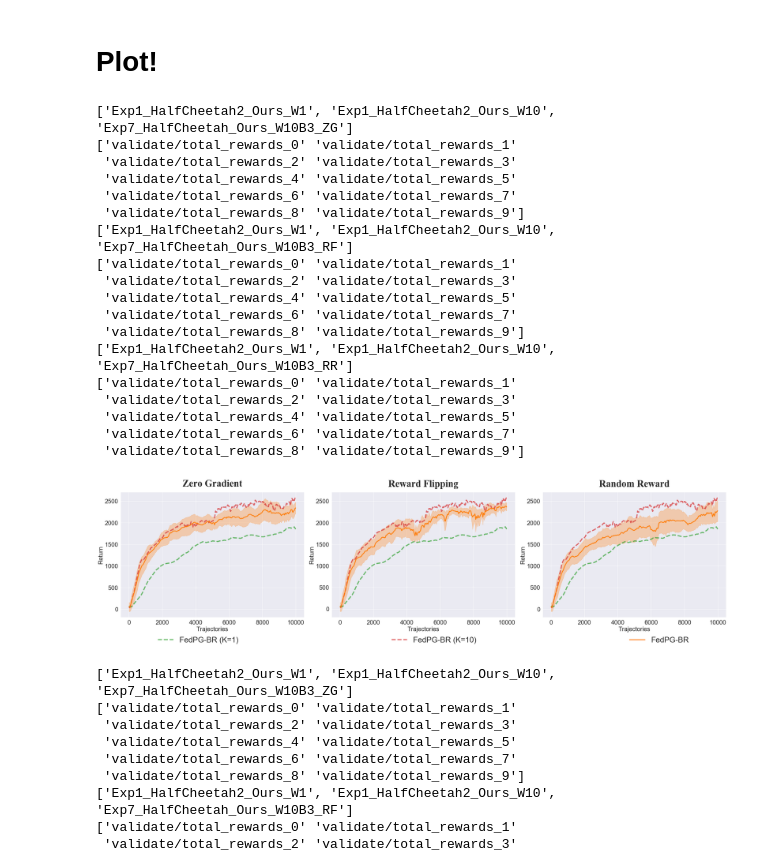
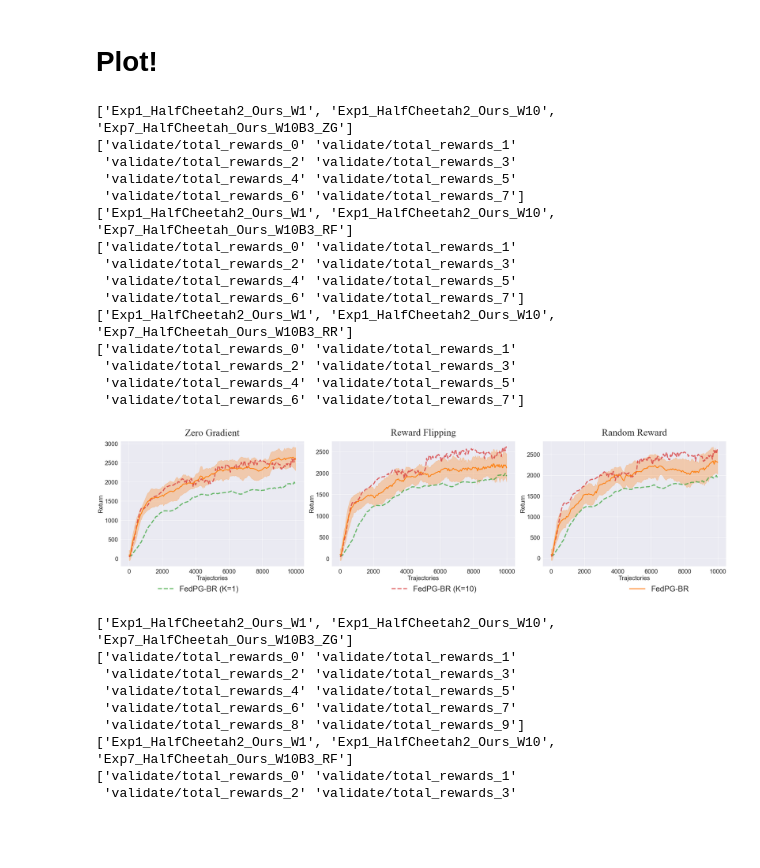
Before and after one commit to flint-xf-fan/Byzantine-Federated-RL, a Jupyter notebook: codes/EXP3_new3attackers.ipynb, the cells around one changed output. Saved outputs shown, nothing was run; the diff lists cells and outputs as text; code cells hidden in the pictures; blank space fills up the shorter version.

```diff
--- a/codes/EXP3_new3attackers.ipynb
+++ b/codes/EXP3_new3attackers.ipynb
@@ -25,7 +25,7 @@ TensorBoard version:  2.4.0
 # experiment_ids = ["N6T4MvXPQRCEvamXGNS7Mg", "X1A72SjrSkWeaCKefMbtOA"]
 
 # for Halfcheetah
-experiment_ids = ["ehAu5EPfRMeEQgvt1FBMHQ", "OqTWfEKWRoKUVf8zHEQB6w"]
+experiment_ids = ["ehAu5EPfRMeEQgvt1FBMHQ", "k3lpEqjNRvq03BHWylhpQQ"]#"OmdcLY61TMOQPvYmcKcEOw"]
 
 experiments = []
 # dfs = []
@@ -73,7 +73,7 @@ array(['HalfCheetah-v2/worker10_byzantine3_zero-gradient/Exp7_HalfCheetah_Ours_W
 ################# for HalfCheetah
 max_trajectories_ls = [int(1e4), int(1e4), int(1e4)]
 
-max_runs = 10
+max_runs = 6
 interval = 0.90
 # %% [markdown]
 # Plot!
@@ -137,7 +137,7 @@ for plot_id in range(3):
 
                 steps = cur_dfw[cur_dfw.tag.str.contains(f'{run_id}')]['step'].to_numpy()
                 values = cur_dfw[cur_dfw.tag.str.contains(f'{run_id}')]['value'].to_numpy()
-                if steps.size < 50:
+                if steps.size < 100:
                     continue
                 else:
 #                     print(run_name, run_id)
@@ -167,40 +167,37 @@ for plot_id in range(3):
 plt.tight_layout(pad=1)
 
 
 # plt.rcParams["font.family"] = "Times New Roman"
 
 # Shrink current axis's height by 10% on the bottom
 
 length_ = (axes[2].get_position().x1 - axes[0].get_position().x0) / (axes[0].get_position().x1 - axes[0].get_position().x0)
 
 
 # Put a legend below current axis
 plt_lgd = plt.legend(loc='upper left', bbox_to_anchor=(length_ * 0.05, -0.1, length_ * 0.9, 0), bbox_transform=axes[0].transAxes,
          mode = "expand", fancybox=False, shadow=False, ncol=4, fontsize = 28, frameon=False)
 
 plt.savefig('./new3attack_halfcheetah.pdf', format='pdf', dpi=600,
             bbox_extra_artists=(plt_lgd,), bbox_inches='tight')
 plt.show()
 # %% [output]
 ['Exp1_HalfCheetah2_Ours_W1', 'Exp1_HalfCheetah2_Ours_W10', 'Exp7_HalfCheetah_Ours_W10B3_ZG']
 ['validate/total_rewards_0' 'validate/total_rewards_1'
  'validate/total_rewards_2' 'validate/total_rewards_3'
  'validate/total_rewards_4' 'validate/total_rewards_5'
- 'validate/total_rewards_6' 'validate/total_rewards_7'
- 'validate/total_rewards_8' 'validate/total_rewards_9']
+ 'validate/total_rewards_6' 'validate/total_rewards_7']
 ['Exp1_HalfCheetah2_Ours_W1', 'Exp1_HalfCheetah2_Ours_W10', 'Exp7_HalfCheetah_Ours_W10B3_RF']
 ['validate/total_rewards_0' 'validate/total_rewards_1'
  'validate/total_rewards_2' 'validate/total_rewards_3'
  'validate/total_rewards_4' 'validate/total_rewards_5'
- 'validate/total_rewards_6' 'validate/total_rewards_7'
- 'validate/total_rewards_8' 'validate/total_rewards_9']
+ 'validate/total_rewards_6' 'validate/total_rewards_7']
 ['Exp1_HalfCheetah2_Ours_W1', 'Exp1_HalfCheetah2_Ours_W10', 'Exp7_HalfCheetah_Ours_W10B3_RR']
 ['validate/total_rewards_0' 'validate/total_rewards_1'
  'validate/total_rewards_2' 'validate/total_rewards_3'
  'validate/total_rewards_4' 'validate/total_rewards_5'
- 'validate/total_rewards_6' 'validate/total_rewards_7'
- 'validate/total_rewards_8' 'validate/total_rewards_9']
+ 'validate/total_rewards_6' 'validate/total_rewards_7']
-[figure, old version]
+[figure, new version]
 # %%
 sns.set(style="darkgrid")
 fig, axes = plt.subplots(1, 3, figsize=(32,8))
```
Also changed, not shown: parts of 2 cells of this notebook, 39 other files.
